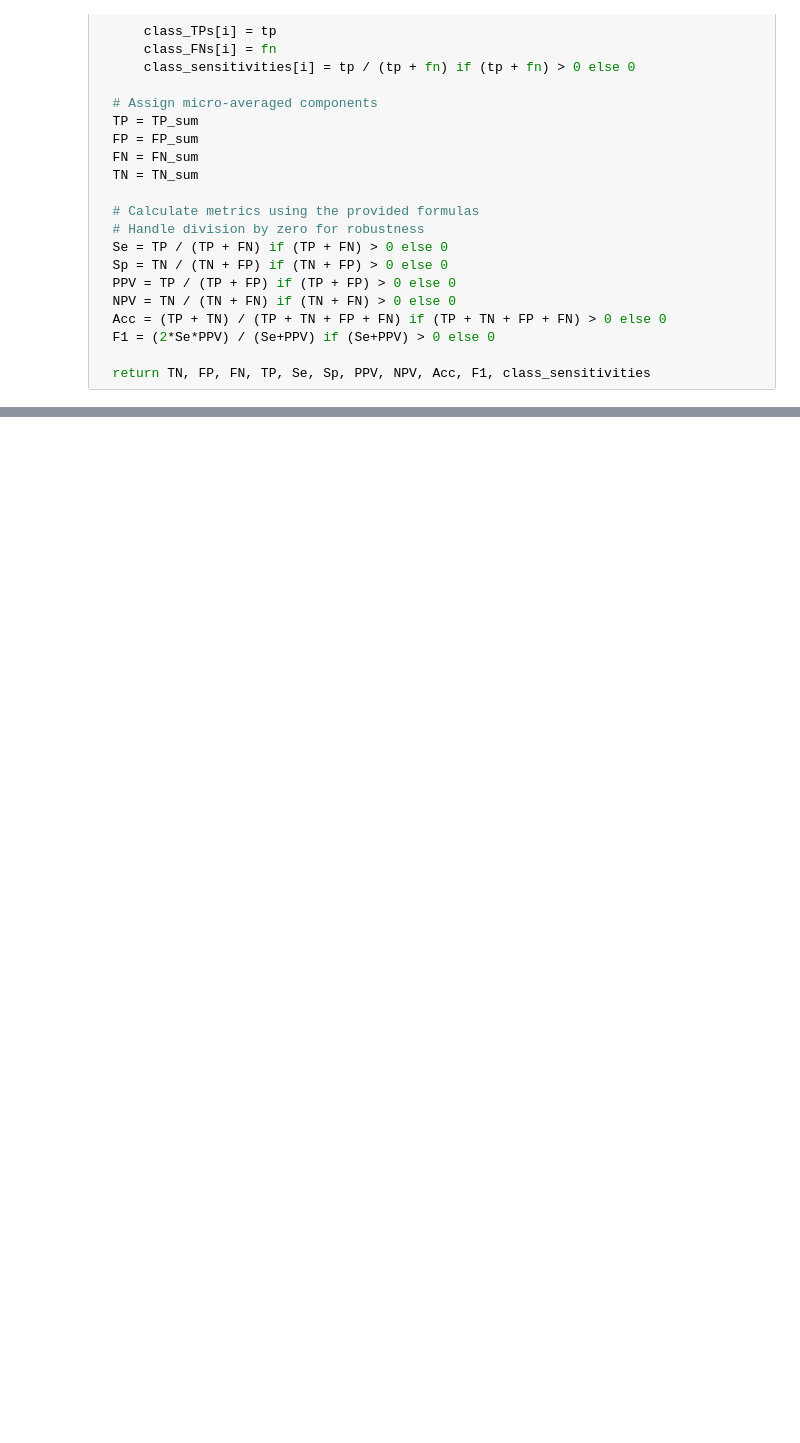
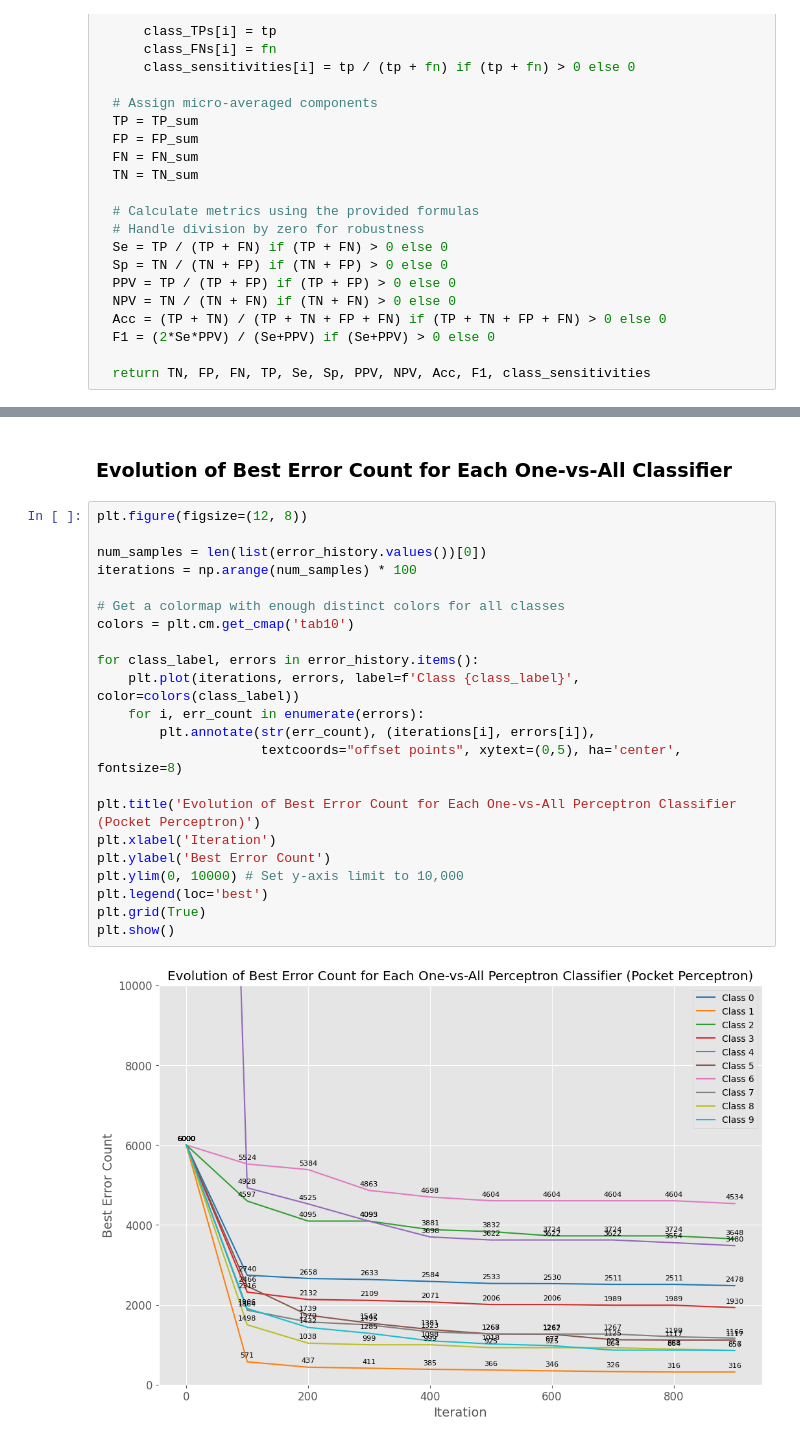
Before and after one commit to yair-ytshaki/a_multi-class_classification_model_on_the_Fashion_MNIST, a Jupyter notebook: Fashion_MNIST1.ipynb, the cells around one changed output, grey strips where cells are left out. Cells and saved outputs as stored; diff of their text form; blank space fills up the shorter version.

```diff
--- a/Fashion_MNIST1.ipynb
+++ b/Fashion_MNIST1.ipynb
@@ -463,0 +508,26 @@ L2 norms calculated for all classifiers.
+# %% [markdown]
+### Evolution of Best Error Count for Each One-vs-All Classifier
+# %%
+plt.figure(figsize=(12, 8))
+
+num_samples = len(list(error_history.values())[0])
+iterations = np.arange(num_samples) * 100
+
+# Get a colormap with enough distinct colors for all classes
+colors = plt.cm.get_cmap('tab10')
+
+for class_label, errors in error_history.items():
+    plt.plot(iterations, errors, label=f'Class {class_label}', color=colors(class_label))
+    for i, err_count in enumerate(errors):
+        plt.annotate(str(err_count), (iterations[i], errors[i]),
+                     textcoords="offset points", xytext=(0,5), ha='center', fontsize=8)
+
+plt.title('Evolution of Best Error Count for Each One-vs-All Perceptron Classifier (Pocket Perceptron)')
+plt.xlabel('Iteration')
+plt.ylabel('Best Error Count')
+plt.ylim(0, 10000) # Set y-axis limit to 10,000
+plt.legend(loc='best')
+plt.grid(True)
+plt.show()
+# %% [output]
+[figure, added]
```
Also changed, not shown: parts of 17 cells of this notebook.
